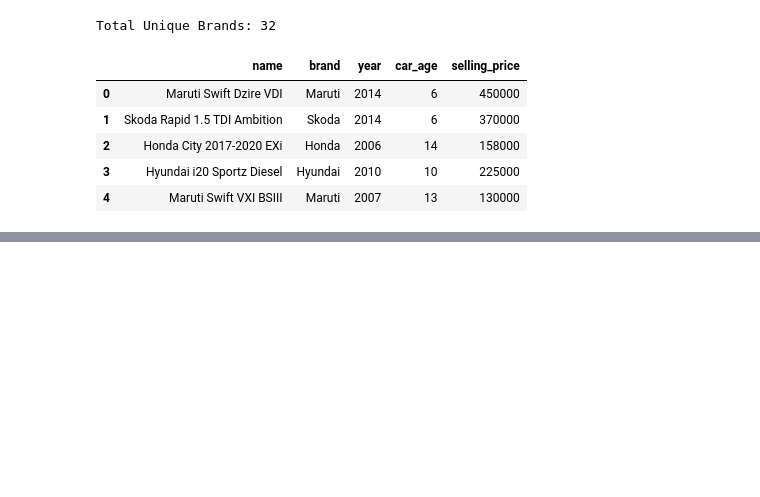
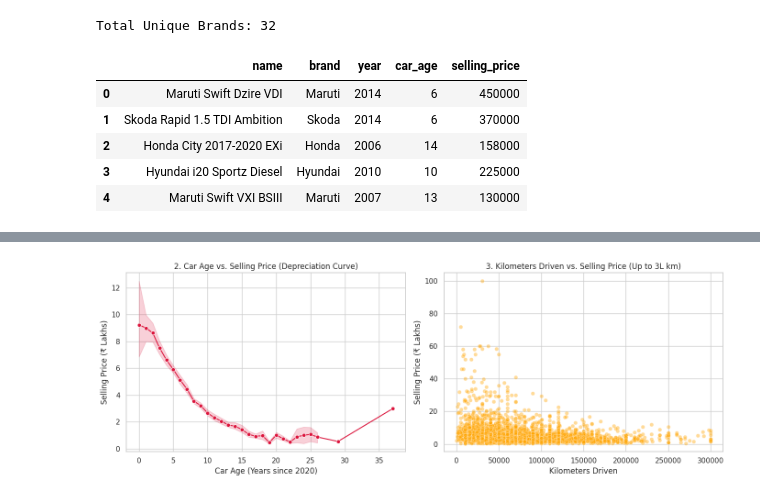
Before and after one commit to rhythm127/WheelValue, a Jupyter notebook: notebooks/03_eda_and_split.ipynb, the cells around one changed output, grey strips where cells are left out. Saved outputs shown, nothing was run; the diff lists cells and outputs as text; code cells hidden in the pictures; blank space fills up the shorter version.

```diff
--- a/notebooks/03_eda_and_split.ipynb
+++ b/notebooks/03_eda_and_split.ipynb
@@ -32,0 +68,20 @@ Total Unique Brands: 32
+# %%
+fig, axes = plt.subplots(1, 2, figsize=(14, 5))
+
+# Chart 2: Car Age vs Average Selling Price
+sns.lineplot(data=train_df, x='car_age', y=train_df['selling_price'] / 1e5, marker="o", ax=axes[0], color="crimson")
+axes[0].set_title("2. Car Age vs. Selling Price (Depreciation Curve)")
+axes[0].set_xlabel("Car Age (Years since 2020)")
+axes[0].set_ylabel("Selling Price (₹ Lakhs)")
+
+# Chart 3: Kilometers Driven vs Selling Price (filtering out extreme >5 Lakh km outlier for visual clarity)
+subset_km = train_df[train_df['km_driven'] <= 300000]
+sns.scatterplot(data=subset_km, x='km_driven', y=subset_km['selling_price'] / 1e5, alpha=0.4, ax=axes[1], color="orange")
+axes[1].set_title("3. Kilometers Driven vs. Selling Price (Up to 3L km)")
+axes[1].set_xlabel("Kilometers Driven")
+axes[1].set_ylabel("Selling Price (₹ Lakhs)")
+
+plt.tight_layout()
+plt.show()
+# %% [output]
+[figure, added]
```
Also changed, not shown: parts of 7 cells of this notebook.
